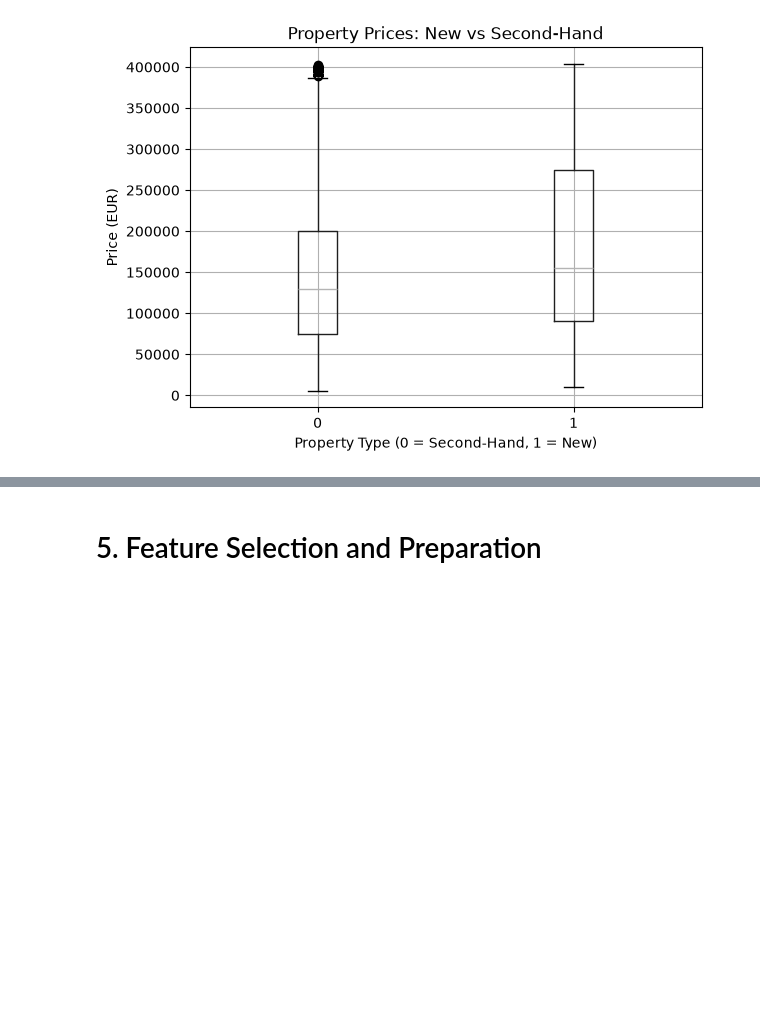
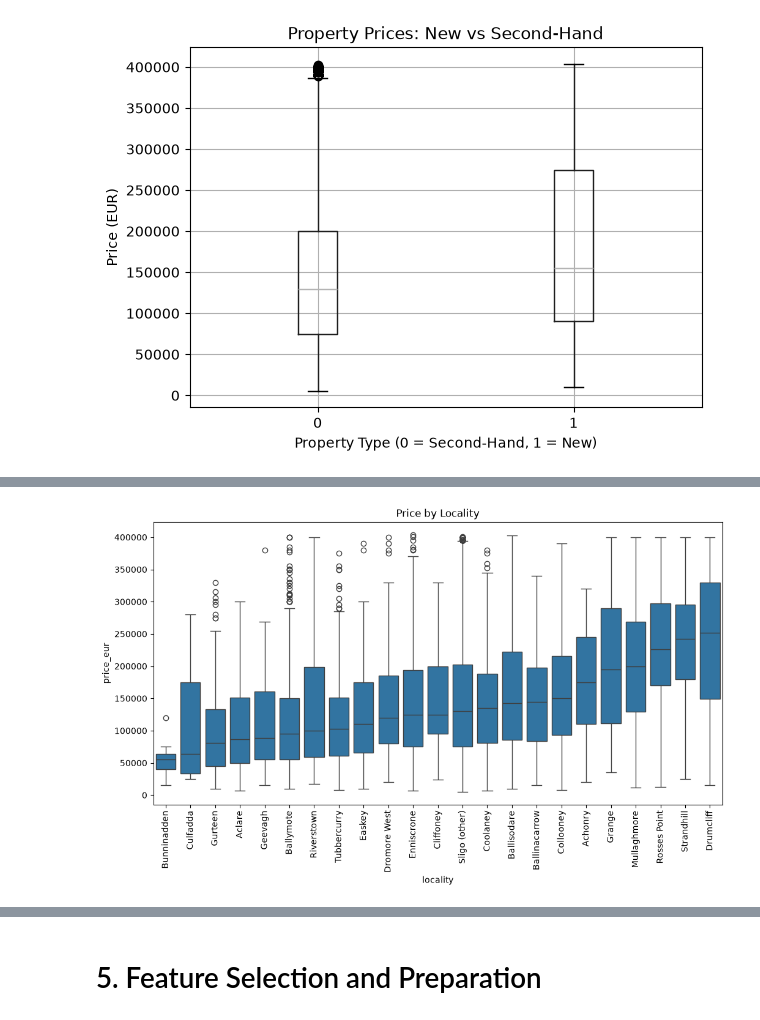
Before and after one commit to JessicaOliveiraCCT/Predicting-House-Prices-in-Sligo, a Jupyter notebook: Predicting_houses_price_CA.ipynb, the cells around one changed output, grey strips where cells are left out. Cells and saved outputs as stored; diff of their text form; code cells hidden in the pictures; blank space fills up the shorter version.

```diff
--- a/Predicting_houses_price_CA.ipynb
+++ b/Predicting_houses_price_CA.ipynb
@@ -383,0 +422,9 @@ plt.show()
+# %%
+order = df.groupby('locality')['price_eur'].median().sort_values().index
+plt.figure(figsize=(12,6))
+sns.boxplot(data=df, x='locality', y='price_eur', order=order)
+plt.xticks(rotation=90)
+plt.title('Price by Locality')
+plt.show()
+# %% [output]
+[figure, added]
```
Also changed, not shown: parts of 48 cells of this notebook.
